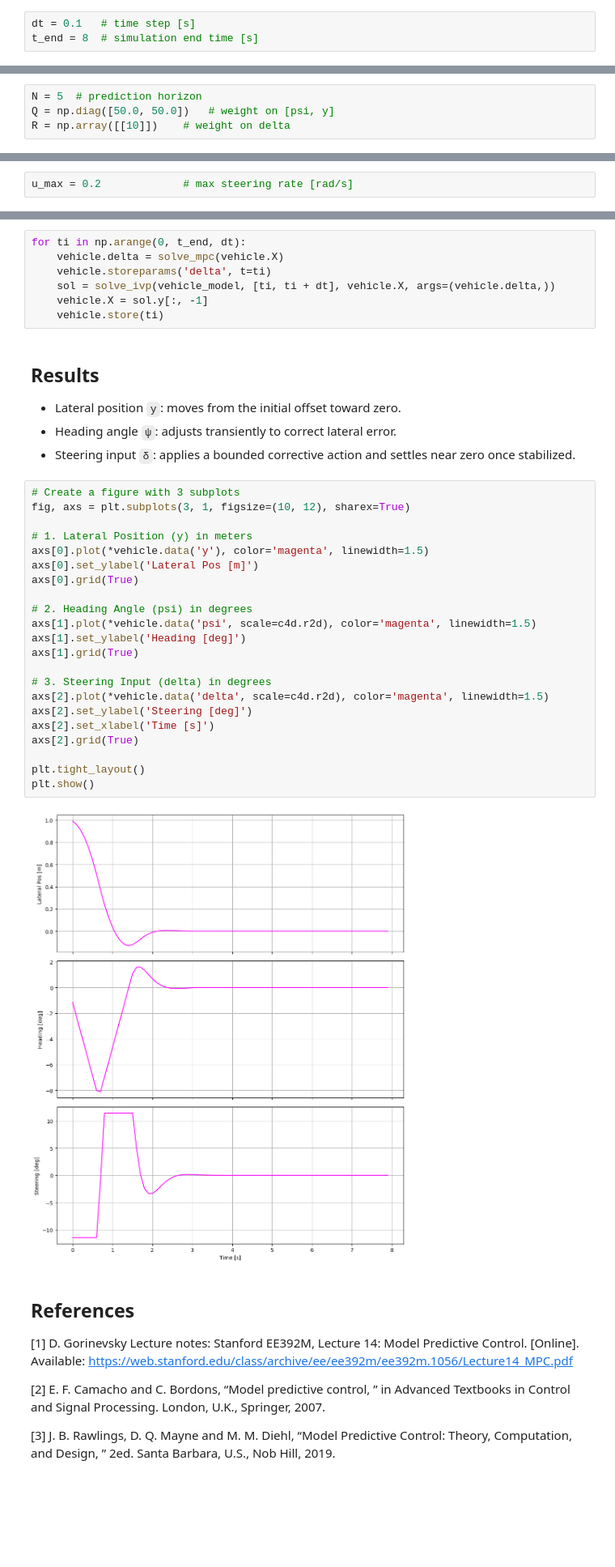
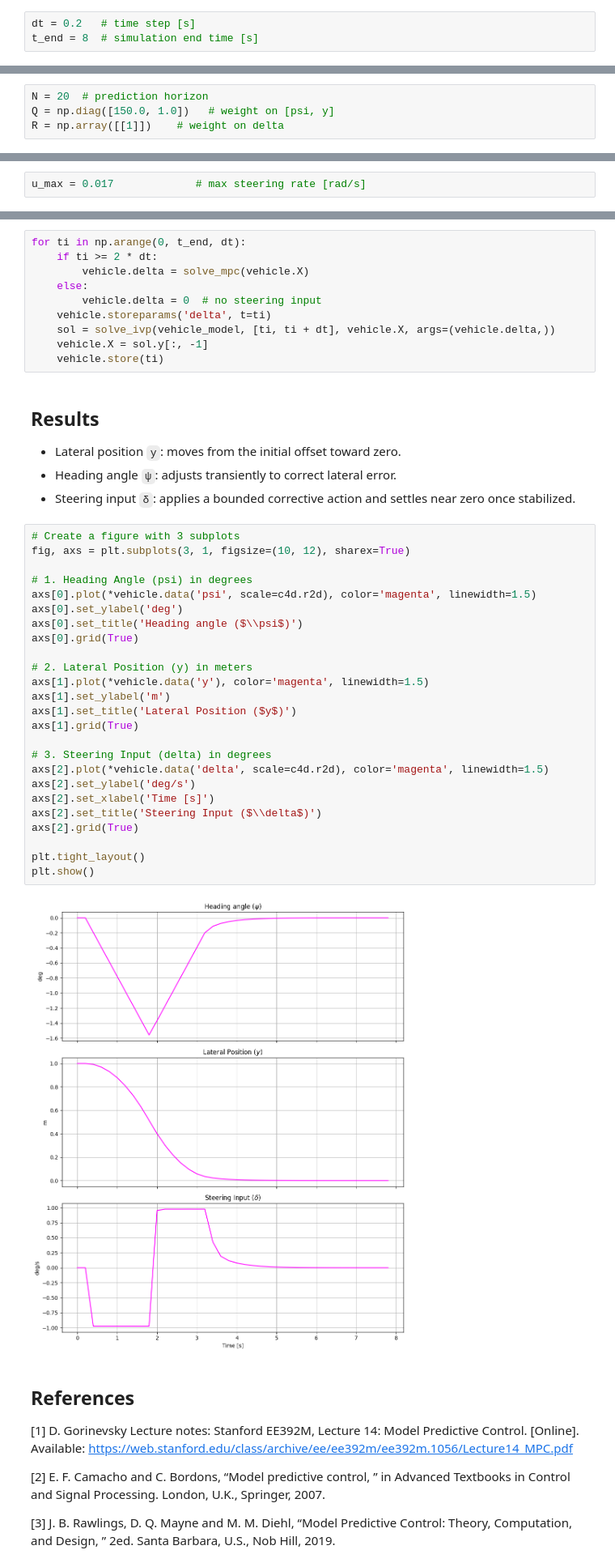
Before and after one commit to grep265/c4dynamics, a Jupyter notebook: docs/source/programs/mpc-steering.ipynb, the cells around one changed output, grey strips where cells are left out. Shown at 81% size. Saved outputs shown, nothing was run; the diff lists cells and outputs as text; blank space fills up the shorter version.

Commit message:
Updated simulation parameters and diagram

```diff
--- a/docs/source/programs/mpc-steering.ipynb
+++ b/docs/source/programs/mpc-steering.ipynb
@@ -49,7 +49,7 @@ y0 = 1    # lateral position [m]
 # %% [markdown]
 - Define simulation step and duration
 # %%
-dt = 0.1   # time step [s]
+dt = 0.2   # time step [s]
 t_end = 8  # simulation end time [s]
 # %% [markdown]
 ### 3.Vehicle Model Function
@@ -82,9 +82,9 @@ For this case, the MPC computes the optimal steering input `δ` over a finite pr
 - **Q**: state weighting
 - **R**: input weighting
 # %%
-N = 5  # prediction horizon
-Q = np.diag([50.0, 50.0])   # weight on [psi, y]
-R = np.array([[10]])    # weight on delta
+N = 20  # prediction horizon
+Q = np.diag([150.0, 1.0])   # weight on [psi, y]
+R = np.array([[1]])    # weight on delta
 # %% [markdown]
 Steering Input Constraint:
 
@@ -94,7 +94,7 @@ This constraint represents the actuator limitation (specifically the steering ra
 
 - **u_max**: maximum steering input
 # %%
-u_max = 0.2             # max steering rate [rad/s]
+u_max = 0.017             # max steering rate [rad/s]
 # %% [markdown]
 ### 2. Prediction Model
 
@@ -174,7 +174,10 @@ At each time step:
 3. Update and store the states
 # %%
 for ti in np.arange(0, t_end, dt):
-    vehicle.delta = solve_mpc(vehicle.X)
+    if ti >= 2 * dt:
+        vehicle.delta = solve_mpc(vehicle.X)
+    else:
+        vehicle.delta = 0  # no steering input
     vehicle.storeparams('delta', t=ti)
     sol = solve_ivp(vehicle_model, [ti, ti + dt], vehicle.X, args=(vehicle.delta,))
     vehicle.X = sol.y[:, -1]
@@ -188,27 +191,30 @@ for ti in np.arange(0, t_end, dt):
 # %%
 # Create a figure with 3 subplots
 fig, axs = plt.subplots(3, 1, figsize=(10, 12), sharex=True)
 
-# 1. Lateral Position (y) in meters
-axs[0].plot(*vehicle.data('y'), color='magenta', linewidth=1.5)
-axs[0].set_ylabel('Lateral Pos [m]')
+# 1. Heading Angle (psi) in degrees
+axs[0].plot(*vehicle.data('psi', scale=c4d.r2d), color='magenta', linewidth=1.5)
+axs[0].set_ylabel('deg')
+axs[0].set_title('Heading angle ($\\psi$)')
 axs[0].grid(True)
 
-# 2. Heading Angle (psi) in degrees
-axs[1].plot(*vehicle.data('psi', scale=c4d.r2d), color='magenta', linewidth=1.5)
-axs[1].set_ylabel('Heading [deg]')
+# 2. Lateral Position (y) in meters
+axs[1].plot(*vehicle.data('y'), color='magenta', linewidth=1.5)
+axs[1].set_ylabel('m')
+axs[1].set_title('Lateral Position ($y$)')
 axs[1].grid(True)
 
 # 3. Steering Input (delta) in degrees
 axs[2].plot(*vehicle.data('delta', scale=c4d.r2d), color='magenta', linewidth=1.5)
-axs[2].set_ylabel('Steering [deg]')
+axs[2].set_ylabel('deg/s')
 axs[2].set_xlabel('Time [s]')
+axs[2].set_title('Steering Input ($\\delta$)')
 axs[2].grid(True)
 
 plt.tight_layout()
 plt.show()
 # %% [output]
-[figure, old version]
+[figure, new version]
 # %% [markdown]
 ## References
 
```
Also changed, not shown: parts of 2 cells of this notebook, 2 other files.
